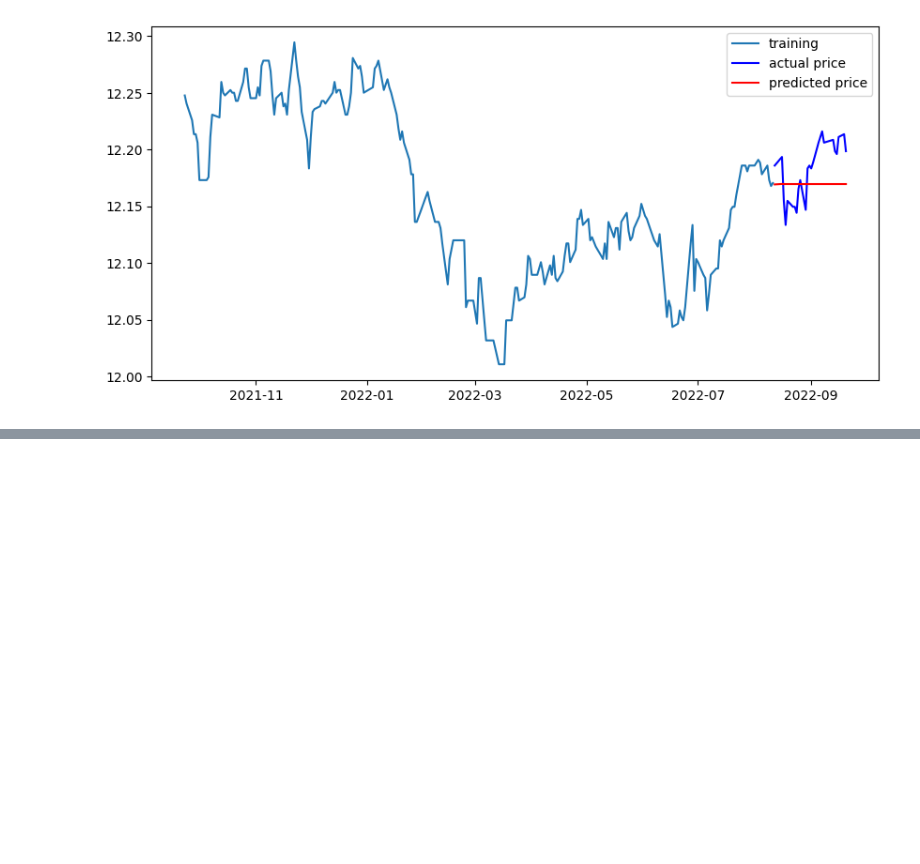
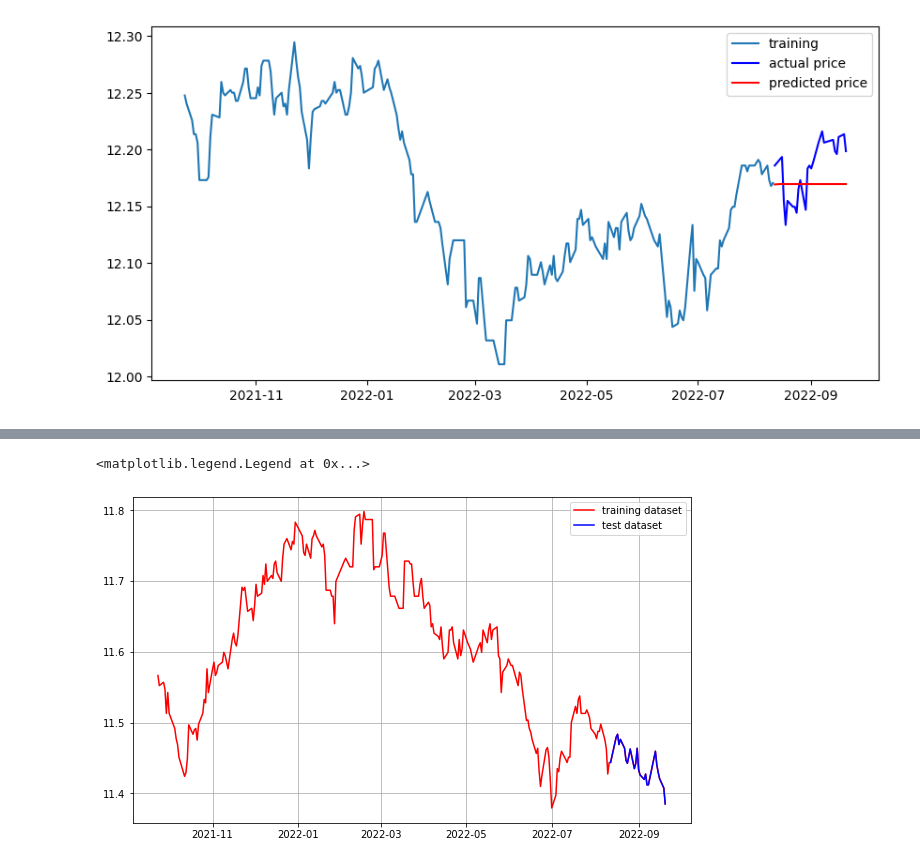
Before and after one commit to ahgnus/explore_deeplearning, a Jupyter notebook: 220920_stock_5.ipynb, the cells around one changed output, grey strips where cells are left out. Saved outputs shown, nothing was run; the diff lists cells and outputs as text; code cells hidden in the pictures; blank space fills up the shorter version.

```diff
--- a/220920_stock_5.ipynb
+++ b/220920_stock_5.ipynb
@@ -860,0 +981,11 @@ MAPE: 2.44%
+# %%
+# 학습, 테스트 데이터 셋 분리
+train_data, test_data = kko_log[:int(len(kko_log)*0.9)], kko_log[int(len(kko_log)*0.9):]
+plt.figure(figsize=(10,6))
+plt.grid(True)
+plt.plot(kko_log, c='r', label='training dataset')  # train_data를 적용하면 그래프가 끊어져 보이므로 자연스러운 연출을 위해 kko_log를 선택
+plt.plot(test_data, c='b', label='test dataset')
+plt.legend()
+# %% [output]
+<matplotlib.legend.Legend at 0x...>
+[figure, added]
```
Also changed, not shown: parts of 17 cells of this notebook.
